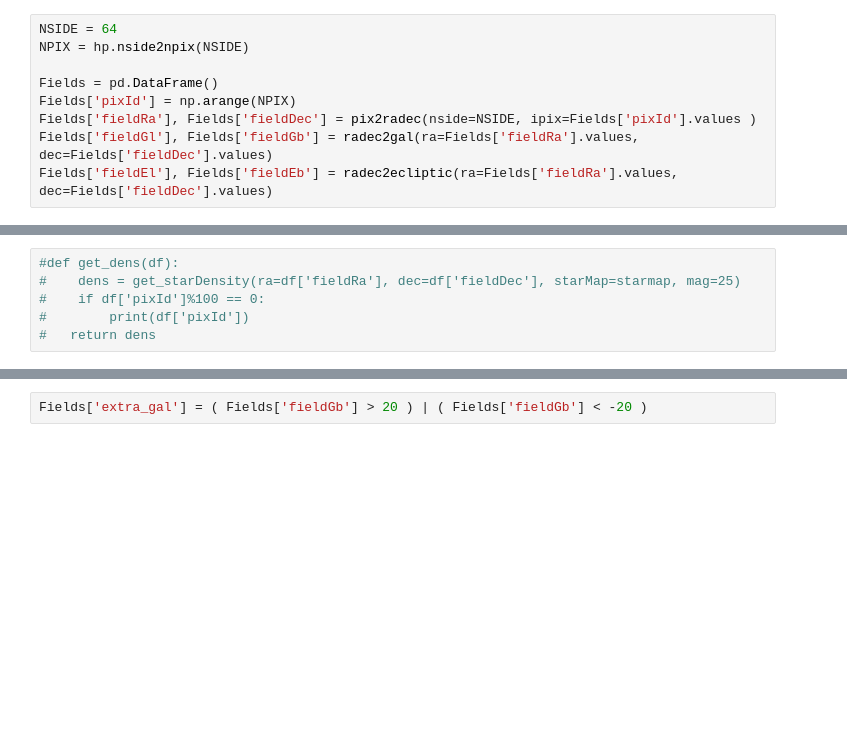
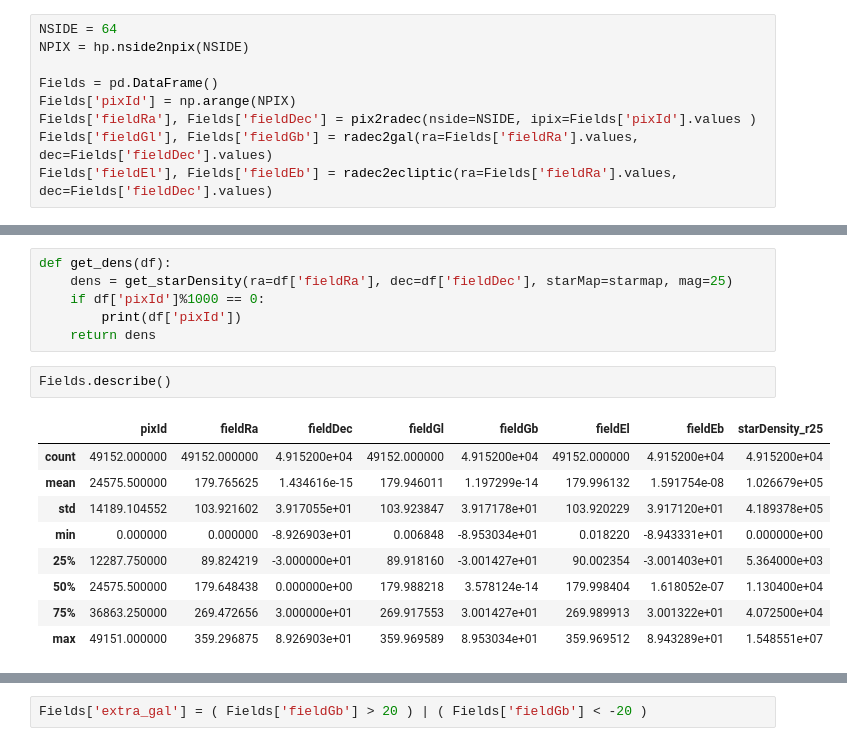
Before and after one commit to lmptc/PrestoColor2_Metric, a Jupyter notebook: SkyArea.ipynb, the cells around one changed output, grey strips where cells are left out. Drawn from its saved outputs; the diff is of its cells as text; blank space fills up the shorter version.

```diff
--- a/SkyArea.ipynb
+++ b/SkyArea.ipynb
@@ -17,6 +31,18 @@ Fields['fieldEl'], Fields['fieldEb'] = radec2ecliptic(ra=Fields['fieldRa'].value
 # %%
-#def get_dens(df):
-#    dens = get_starDensity(ra=df['fieldRa'], dec=df['fieldDec'], starMap=starmap, mag=25)
-#    if df['pixId']%100 == 0:
-#        print(df['pixId'])
-#   return dens
+def get_dens(df):
+    dens = get_starDensity(ra=df['fieldRa'], dec=df['fieldDec'], starMap=starmap, mag=25)
+    if df['pixId']%1000 == 0:
+        print(df['pixId'])
+    return dens
+# %%
+Fields.describe()
+# %% [output]
+|  | pixId | fieldRa | fieldDec | fieldGl | fieldGb | fieldEl | fieldEb | starDensity_r25 |
+| count | 49152.000000 | 49152.000000 | 4.915200e+04 | 49152.000000 | 4.915200e+04 | 49152.000000 | 4.915200e+04 | 4.915200e+04 |
+| mean | 24575.500000 | 179.765625 | 1.434616e-15 | 179.946011 | 1.197299e-14 | 179.996132 | 1.591754e-08 | 1.026679e+05 |
+| std | 14189.104552 | 103.921602 | 3.917055e+01 | 103.923847 | 3.917178e+01 | 103.920229 | 3.917120e+01 | 4.189378e+05 |
+| min | 0.000000 | 0.000000 | -8.926903e+01 | 0.006848 | -8.953034e+01 | 0.018220 | -8.943331e+01 | 0.000000e+00 |
+| 25% | 12287.750000 | 89.824219 | -3.000000e+01 | 89.918160 | -3.001427e+01 | 90.002354 | -3.001403e+01 | 5.364000e+03 |
+| 50% | 24575.500000 | 179.648438 | 0.000000e+00 | 179.988218 | 3.578124e-14 | 179.998404 | 1.618052e-07 | 1.130400e+04 |
+| 75% | 36863.250000 | 269.472656 | 3.000000e+01 | 269.917553 | 3.001427e+01 | 269.989913 | 3.001322e+01 | 4.072500e+04 |
+| max | 49151.000000 | 359.296875 | 8.926903e+01 | 359.969589 | 8.953034e+01 | 359.969512 | 8.943289e+01 | 1.548551e+07 |
```
Also changed, not shown: parts of 7 cells of this notebook, 1 other file.
